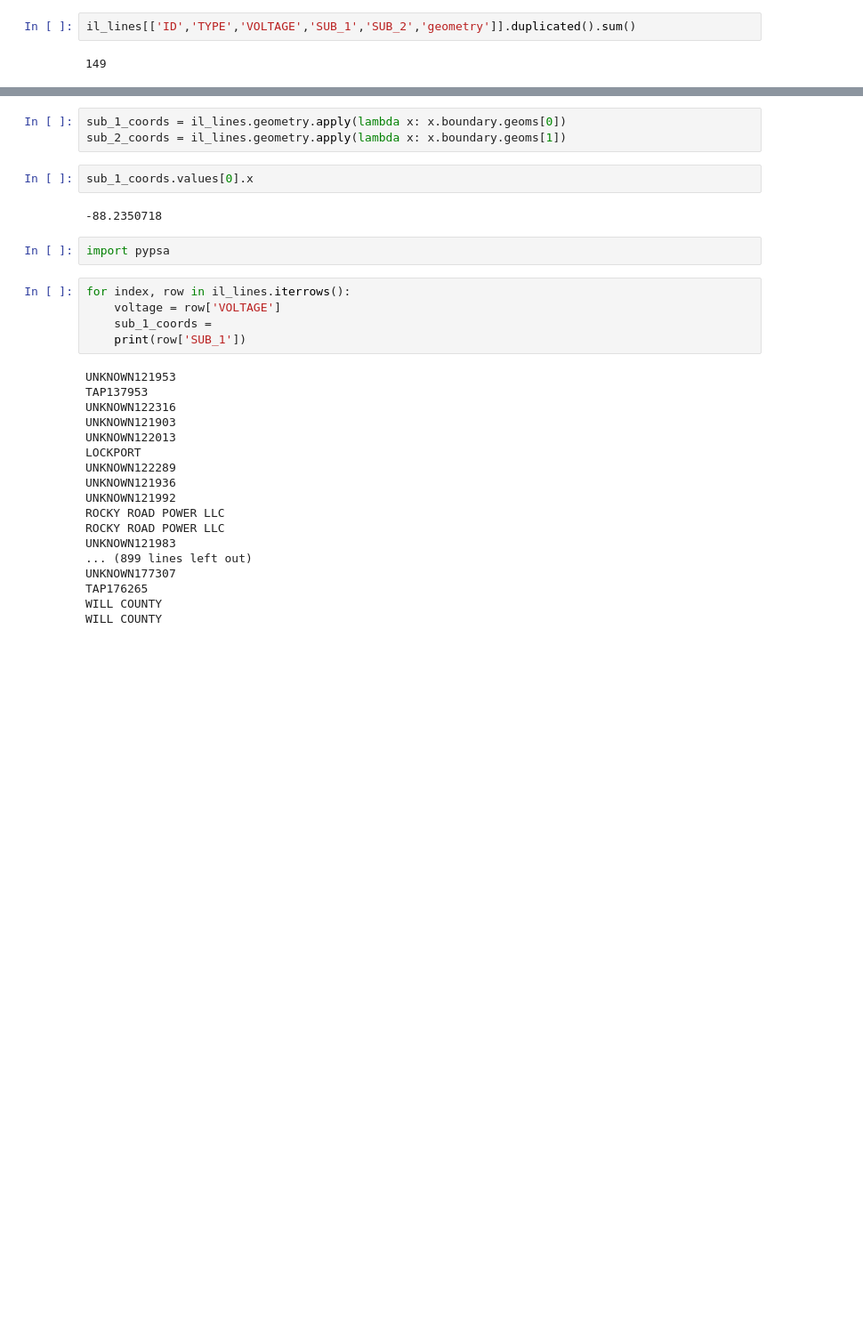
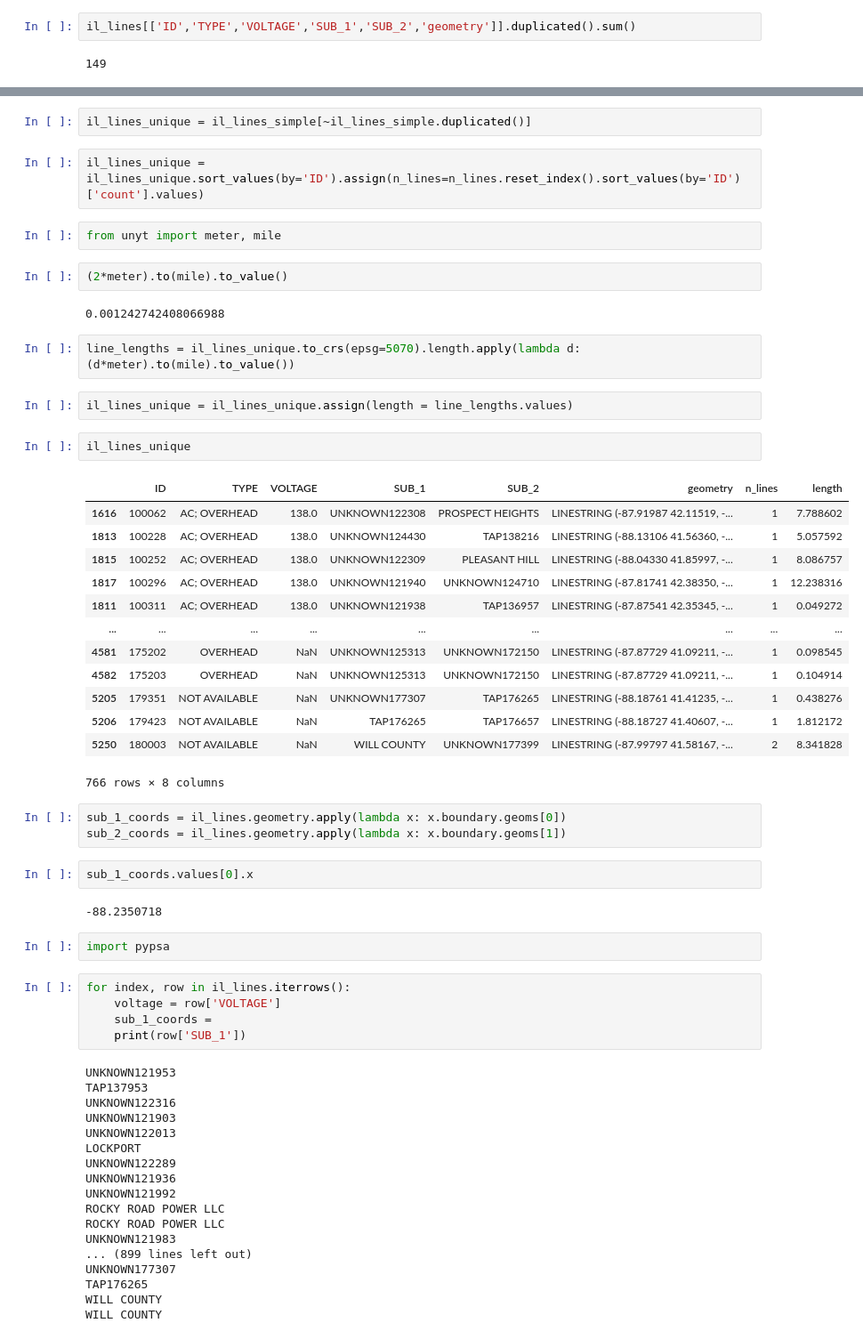
Before and after one commit to ucsusa/pypsa-illinois, a Jupyter notebook: notebooks/illinois_transmission_network.ipynb, the cells around one changed output, grey strips where cells are left out. Shown at 89% size. Saved outputs shown, nothing was run; the diff lists cells and outputs as text; blank space fills up the shorter version.

```diff
--- a/notebooks/illinois_transmission_network.ipynb
+++ b/notebooks/illinois_transmission_network.ipynb
@@ -79,3 +94,33 @@ il_lines[['ID','TYPE','VOLTAGE','SUB_1','SUB_2','geometry']].duplicated().sum()
+# %%
+il_lines_unique = il_lines_simple[~il_lines_simple.duplicated()]
+# %%
+il_lines_unique = il_lines_unique.sort_values(by='ID').assign(n_lines=n_lines.reset_index().sort_values(by='ID')['count'].values)
+# %%
+from unyt import meter, mile
+# %%
+(2*meter).to(mile).to_value()
+# %% [output]
+0.001242742408066988
+# %%
+line_lengths = il_lines_unique.to_crs(epsg=5070).length.apply(lambda d: (d*meter).to(mile).to_value())
+# %%
+il_lines_unique = il_lines_unique.assign(length = line_lengths.values)
+# %%
+il_lines_unique
+# %% [output]
+|  | ID | TYPE | VOLTAGE | SUB_1 | SUB_2 | geometry | n_lines | length |
+| 1616 | 100062 | AC; OVERHEAD | 138.0 | UNKNOWN122308 | PROSPECT HEIGHTS | LINESTRING (-87.91987 42.11519, -... | 1 | 7.788602 |
+| 1813 | 100228 | AC; OVERHEAD | 138.0 | UNKNOWN124430 | TAP138216 | LINESTRING (-88.13106 41.56360, -... | 1 | 5.057592 |
+| 1815 | 100252 | AC; OVERHEAD | 138.0 | UNKNOWN122309 | PLEASANT HILL | LINESTRING (-88.04330 41.85997, -... | 1 | 8.086757 |
+| 1817 | 100296 | AC; OVERHEAD | 138.0 | UNKNOWN121940 | UNKNOWN124710 | LINESTRING (-87.81741 42.38350, -... | 1 | 12.238316 |
+| 1811 | 100311 | AC; OVERHEAD | 138.0 | UNKNOWN121938 | TAP136957 | LINESTRING (-87.87541 42.35345, -... | 1 | 0.049272 |
+| ... | ... | ... | ... | ... | ... | ... | ... | ... |
+| 4581 | 175202 | OVERHEAD | NaN | UNKNOWN125313 | UNKNOWN172150 | LINESTRING (-87.87729 41.09211, -... | 1 | 0.098545 |
+| 4582 | 175203 | OVERHEAD | NaN | UNKNOWN125313 | UNKNOWN172150 | LINESTRING (-87.87729 41.09211, -... | 1 | 0.104914 |
+| 5205 | 179351 | NOT AVAILABLE | NaN | UNKNOWN177307 | TAP176265 | LINESTRING (-88.18761 41.41235, -... | 1 | 0.438276 |
+| 5206 | 179423 | NOT AVAILABLE | NaN | TAP176265 | TAP176657 | LINESTRING (-88.18727 41.40607, -... | 1 | 1.812172 |
+| 5250 | 180003 | NOT AVAILABLE | NaN | WILL COUNTY | UNKNOWN177399 | LINESTRING (-87.99797 41.58167, -... | 2 | 8.341828 |
+766 rows × 8 columns
 # %%
 sub_1_coords = il_lines.geometry.apply(lambda x: x.boundary.geoms[0])
 sub_2_coords = il_lines.geometry.apply(lambda x: x.boundary.geoms[1])
```
Also changed, not shown: parts of 4 cells of this notebook, 1 other file.
